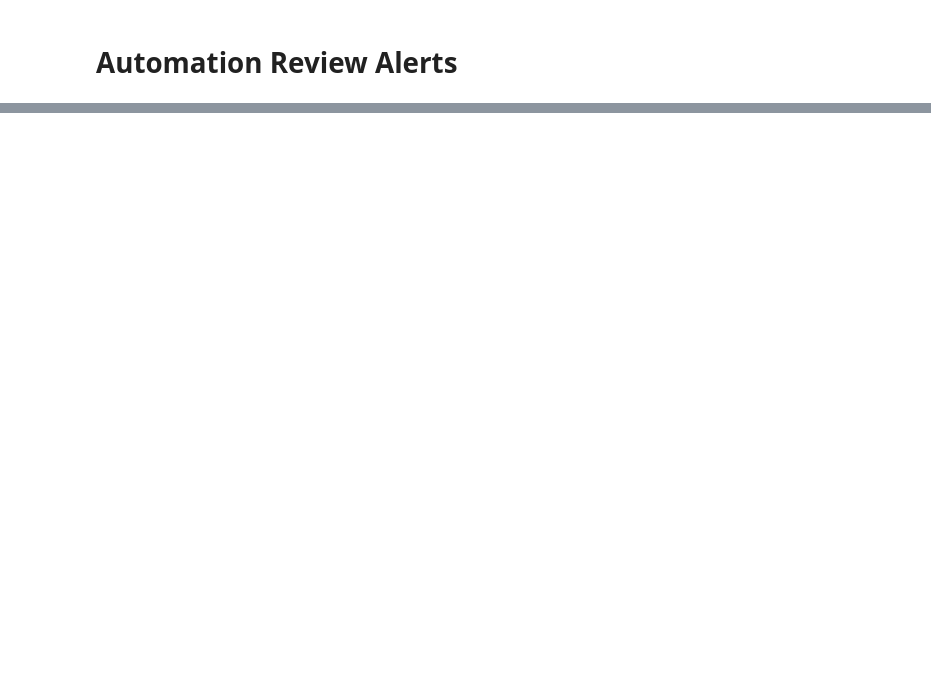
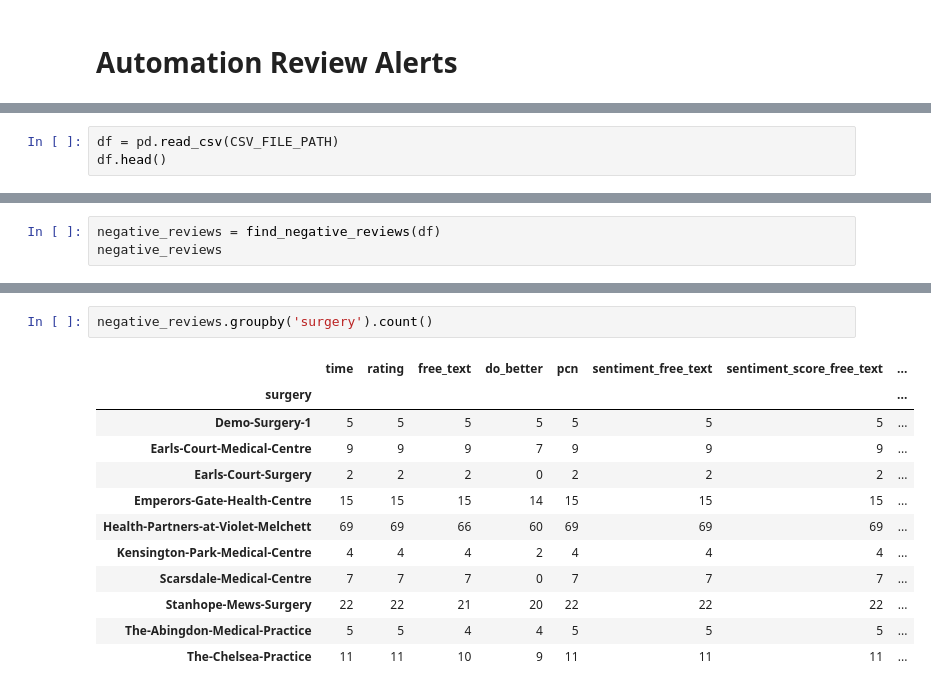
Before and after one commit to janduplessis883/ai-medreview, a Jupyter notebook: notebooks/Automation Review Alerts.ipynb, the cells around one changed output, grey strips where cells are left out. Cells and saved outputs as stored; diff of their text form; blank space fills up the shorter version.

```diff
--- a/notebooks/Automation Review Alerts.ipynb
+++ b/notebooks/Automation Review Alerts.ipynb
@@ -47,0 +242,3 @@ data.head(20)
+# %%
+df = pd.read_csv(CSV_FILE_PATH)
+df.head()
@@ -47,0 +252,3 @@ data.head(20)
+# %%
+negative_reviews = find_negative_reviews(df)
+negative_reviews
@@ -47,0 +330,15 @@ data.head(20)
+# %%
+negative_reviews.groupby('surgery').count()
+# %% [output]
+|  | time | rating | free_text | do_better | pcn | sentiment_free_text | sentiment_score_free_text | ... |
+| surgery |  |  |  |  |  |  |  | ... |
+| Demo-Surgery-1 | 5 | 5 | 5 | 5 | 5 | 5 | 5 | ... |
+| Earls-Court-Medical-Centre | 9 | 9 | 9 | 7 | 9 | 9 | 9 | ... |
+| Earls-Court-Surgery | 2 | 2 | 2 | 0 | 2 | 2 | 2 | ... |
+| Emperors-Gate-Health-Centre | 15 | 15 | 15 | 14 | 15 | 15 | 15 | ... |
+| Health-Partners-at-Violet-Melchett | 69 | 69 | 66 | 60 | 69 | 69 | 69 | ... |
+| Kensington-Park-Medical-Centre | 4 | 4 | 4 | 2 | 4 | 4 | 4 | ... |
+| Scarsdale-Medical-Centre | 7 | 7 | 7 | 0 | 7 | 7 | 7 | ... |
+| Stanhope-Mews-Surgery | 22 | 22 | 21 | 20 | 22 | 22 | 22 | ... |
+| The-Abingdon-Medical-Practice | 5 | 5 | 4 | 4 | 5 | 5 | 5 | ... |
+| The-Chelsea-Practice | 11 | 11 | 10 | 9 | 11 | 11 | 11 | ... |
```
Also changed, not shown: parts of 9 cells of this notebook, 6 other files.
